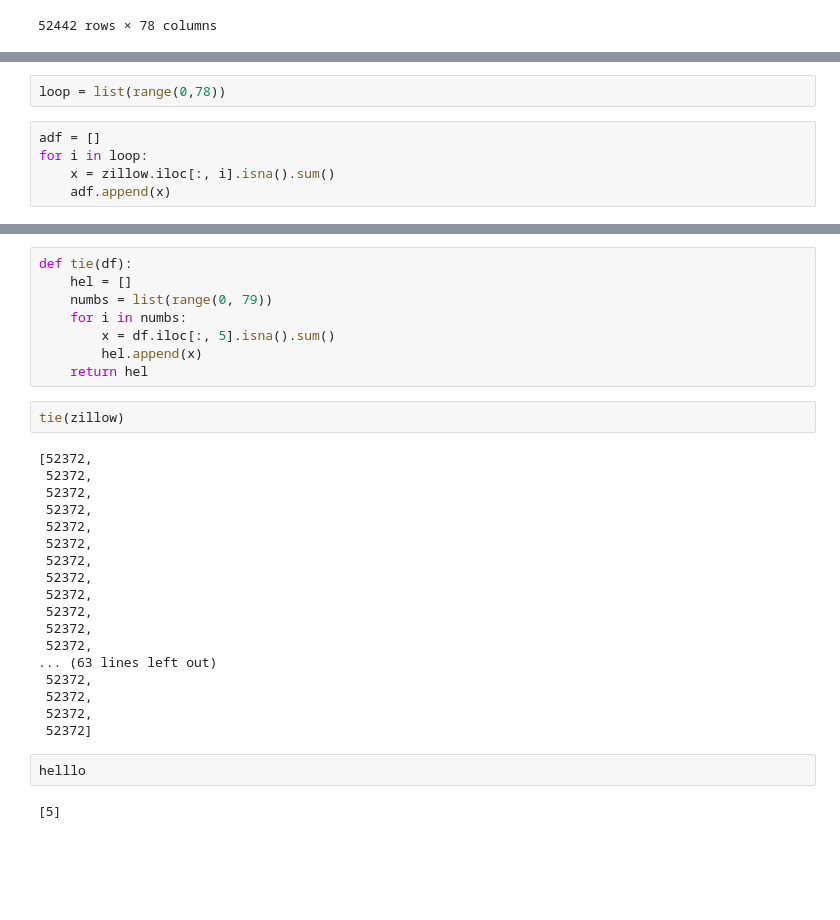
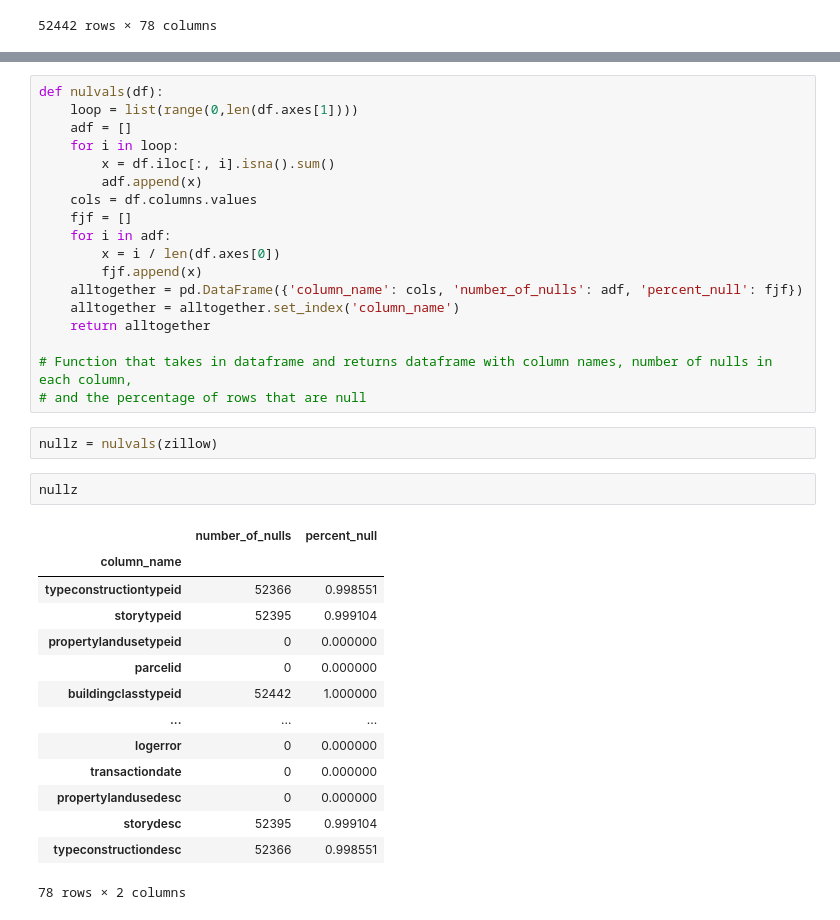
Before and after one commit to wherrickjr/clustering-exercises, a Jupyter notebook: zillow.ipynb, the cells around one changed output, grey strips where cells are left out. Saved outputs shown, nothing was run; the diff lists cells and outputs as text; blank space fills up the shorter version.

```diff
--- a/zillow.ipynb
+++ b/zillow.ipynb
@@ -161,7 +140,0 @@ zillow.iloc[:, 0].isna().sum()
-# %%
-loop = list(range(0,78))
-# %%
-adf = []
-for i in loop:
-    x = zillow.iloc[:, i].isna().sum()
-    adf.append(x)
@@ -172,32 +141,37 @@ zillow.iloc[:, 5].isna().sum()
-# %%
-def tie(df):
-    hel = []
-    numbs = list(range(0, 79))
-    for i in numbs:
-        x = df.iloc[:, 5].isna().sum()
-        hel.append(x)
-    return hel
-# %%
-tie(zillow)
-# %% [output]
-[52372,
- 52372,
- 52372,
- 52372,
- 52372,
- 52372,
- 52372,
- 52372,
- 52372,
- 52372,
- 52372,
- 52372,
-... (63 lines left out)
- 52372,
- 52372,
- 52372,
- 52372]
-# %%
-helllo
-# %% [output]
-[5]
+# %%
+def nulvals(df):
+    loop = list(range(0,len(df.axes[1])))
+    adf = []
+    for i in loop:
+        x = df.iloc[:, i].isna().sum()
+        adf.append(x)
+    cols = df.columns.values
+    fjf = []
+    for i in adf:
+        x = i / len(df.axes[0])
+        fjf.append(x)
+    alltogether = pd.DataFrame({'column_name': cols, 'number_of_nulls': adf, 'percent_null': fjf})
+    alltogether = alltogether.set_index('column_name')
+    return alltogether
+
+# Function that takes in dataframe and returns dataframe with column names, number of nulls in each column,
+# and the percentage of rows that are null
+# %%
+nullz = nulvals(zillow)
+# %%
+nullz
+# %% [output]
+|  | number_of_nulls | percent_null |
+| column_name |  |  |
+| typeconstructiontypeid | 52366 | 0.998551 |
+| storytypeid | 52395 | 0.999104 |
+| propertylandusetypeid | 0 | 0.000000 |
+| parcelid | 0 | 0.000000 |
+| buildingclasstypeid | 52442 | 1.000000 |
+| ... | ... | ... |
+| logerror | 0 | 0.000000 |
+| transactiondate | 0 | 0.000000 |
+| propertylandusedesc | 0 | 0.000000 |
+| storydesc | 52395 | 0.999104 |
+| typeconstructiondesc | 52366 | 0.998551 |
+78 rows × 2 columns
```
Also changed, not shown: parts of 8 cells of this notebook.
